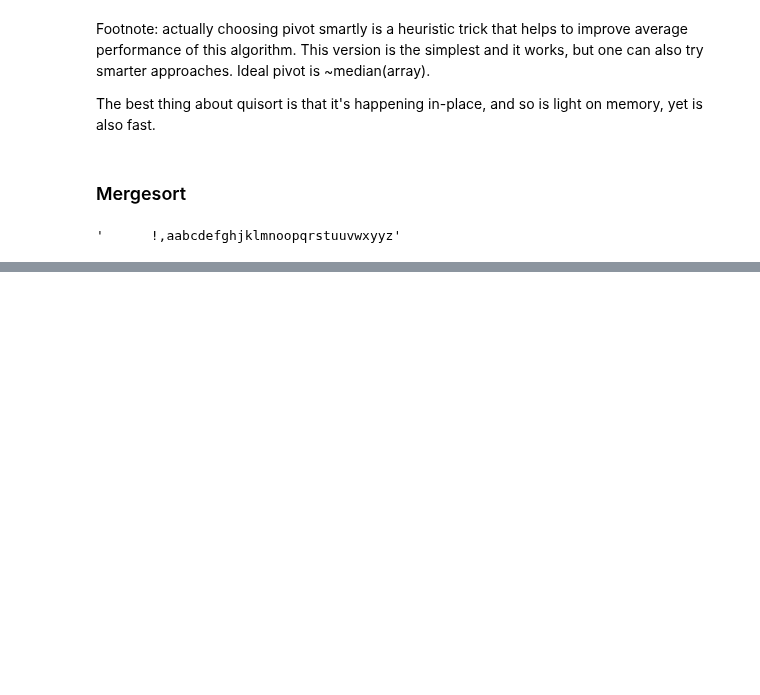
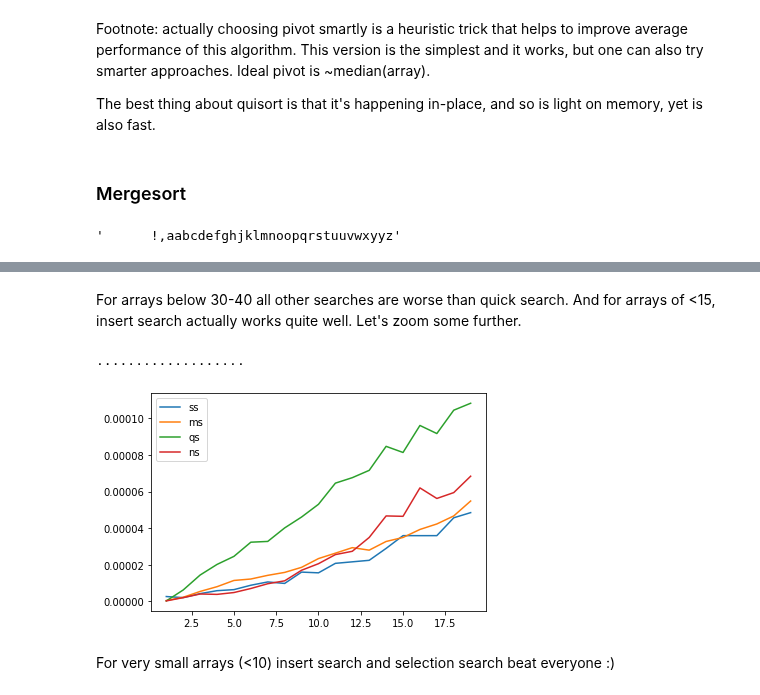
Before and after one commit to khakhalin/Sketches, a Jupyter notebook: classic/sorting_algos.ipynb, the cells around one changed output, grey strips where cells are left out. Drawn from its saved outputs; the diff is of its cells as text; code cells hidden in the pictures; blank space fills up the shorter version.

```diff
--- a/classic/sorting_algos.ipynb
+++ b/classic/sorting_algos.ipynb
@@ -116,0 +145,11 @@ plt.legend(['ss','ms','qs']);
+# %% [markdown]
+For arrays below 30-40 all other searches are worse than quick search. And for arrays of <15, insert search actually works quite well. Let's zoom some further.
+# %%
+x,y = tester(5000,1,20,1)
+plt.plot(x,y);
+plt.legend(['ss','ms','qs','ns']);
+# %% [output]
+...................
+[figure, added]
+# %% [markdown]
+For very small arrays (<10) insert search and selection search beat everyone :)
```
Also changed, not shown: parts of 8 cells of this notebook, 2 other files.
